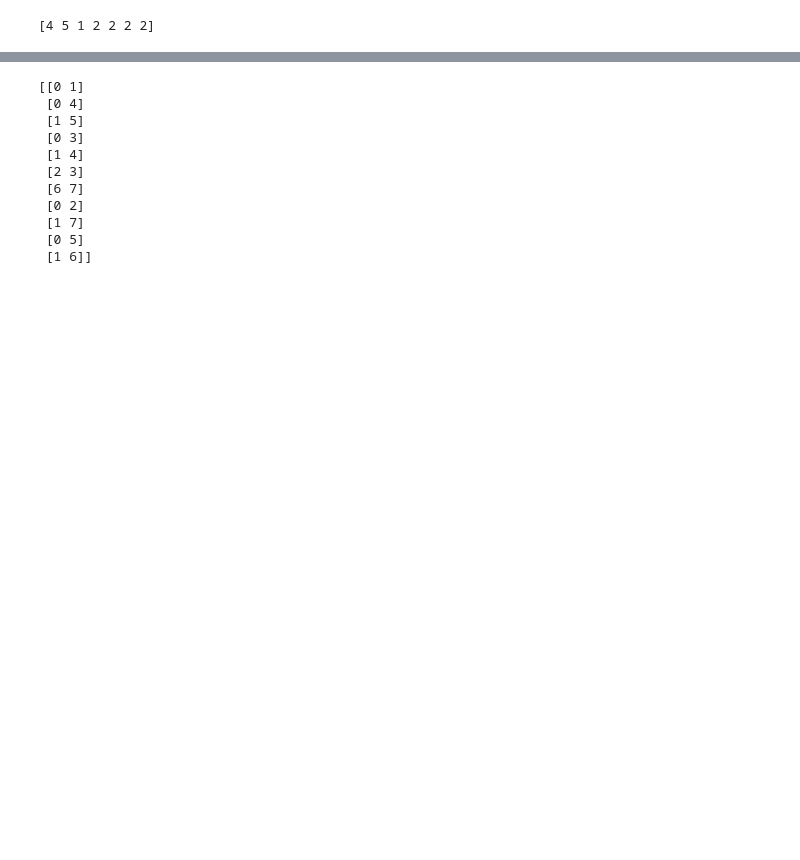
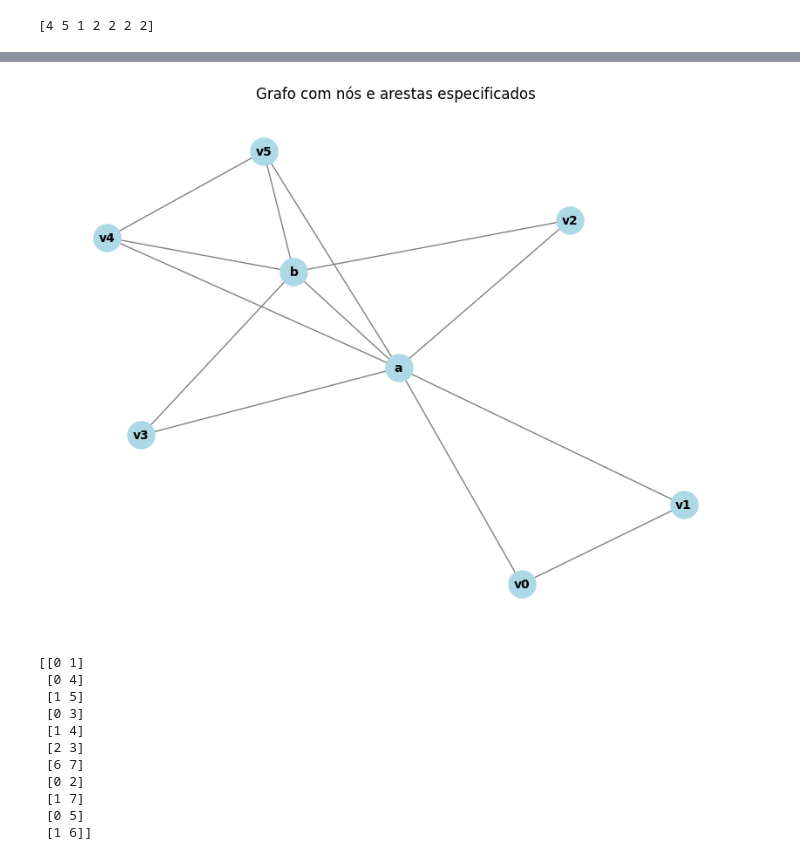
Before and after one commit to kalebemaiaa/localDampening, a Jupyter notebook: EBC.ipynb, the cells around one changed output, grey strips where cells are left out. Drawn from its saved outputs; the diff is of its cells as text; code cells hidden in the pictures; blank space fills up the shorter version.

```diff
--- a/EBC.ipynb
+++ b/EBC.ipynb
@@ -11,8 +12,6 @@ edges_Github = np.loadtxt('Github_DP.csv', delimiter=',')
 v = ['a', 'b', 'v0', 'v1', 'v2', 'v3', 'v4', 'v5']
 e = np.array([[0, 5], [0, 3], [1, 4], [0, 1], [0, 2], [0, 4], [1, 5], [1, 6], [1, 7], [2, 3], [6, 7]])
 
-e = e[np.lexsort((e[:, 1], e[:, 0]))]
-
 data_Train = (v, e)
 # %%
 def get_nodes(G):
@@ -230,3 +228,8 @@ print(e_sorted)
 EBC_local_sensitivity(e, v)
 # %% [output]
 3.0
+# %%
+e = np.array([[0, 1], [0, 2], [0, 3], [0, 4], [0, 5], [1, 4], [1, 5], [1, 6], [1, 7], [2, 3], [6, 7]])
+
+
+EBC('b', e, v)
@@ -311,0 +349,14 @@ Local_Dampening_Mechanism(u[0], EBC_sensitivity_function, 0, e)
+# %%
+s0 = len(u) * EBC_global_sensitivity(e) + max(u)
+
+us = u - s0
+D_us = []
+epsilon = 2
+
+for i in range(len(u)):
+    D_us.append(Local_Dampening_Mechanism(us[i], EBC_local_sensitivity_time_t, i, e))
+
+p = np.exp(epsilon * np.array(D_u) / 2)
+p /= np.sum(p)
+
+p
@@ -374,3 +471,29 @@ plt.show()
+# %%
+import numpy as np
+import matplotlib.pyplot as plt
+import networkx as nx
+
+v = ['a', 'b', 'v0', 'v1', 'v2', 'v3', 'v4', 'v5']
+
+e = np.array([[0, 1], [0, 2], [0, 3], [0, 4], [0, 5], [0, 6], [0, 7], [1, 4], [1, 5], [1, 6], [1, 7], [2, 3], [6, 7]])
+
+data = (v, e)
+
+G = nx.Graph()
+
+for i, node in enumerate(v):
+    G.add_node(i, label=node)
+
+for edge in e:
+    G.add_edge(edge[0], edge[1])
+
+pos = nx.spring_layout(G)
+plt.figure(figsize=(8, 6))
+nx.draw(G, pos, with_labels=True, labels=nx.get_node_attributes(G, 'label'), node_size=500, node_color='lightblue', font_size=10, font_weight='bold', edge_color='gray')
+plt.title('Grafo com nós e arestas especificados')
+plt.show()
+# %% [output]
+[figure, added]
 # %%
 import numpy as np
 
```
Also changed, not shown: parts of 28 cells of this notebook, 6 other files.
